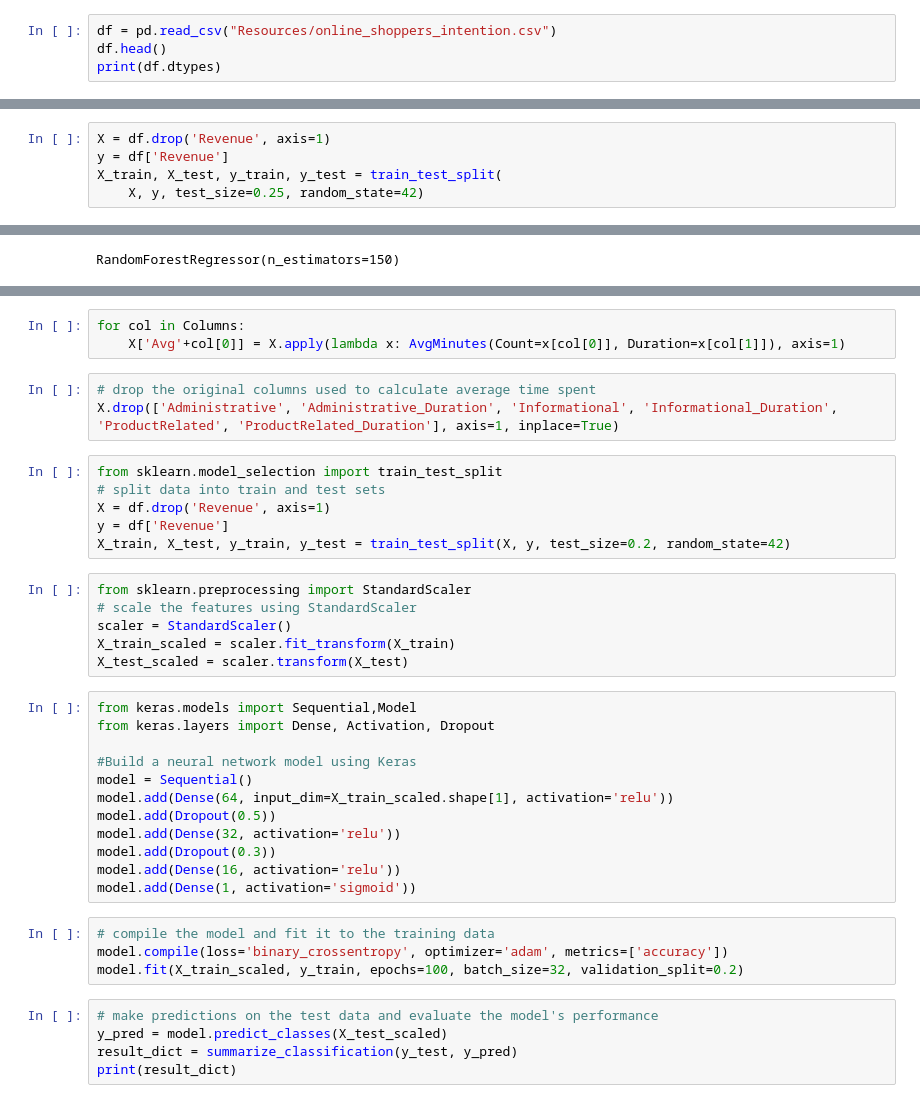
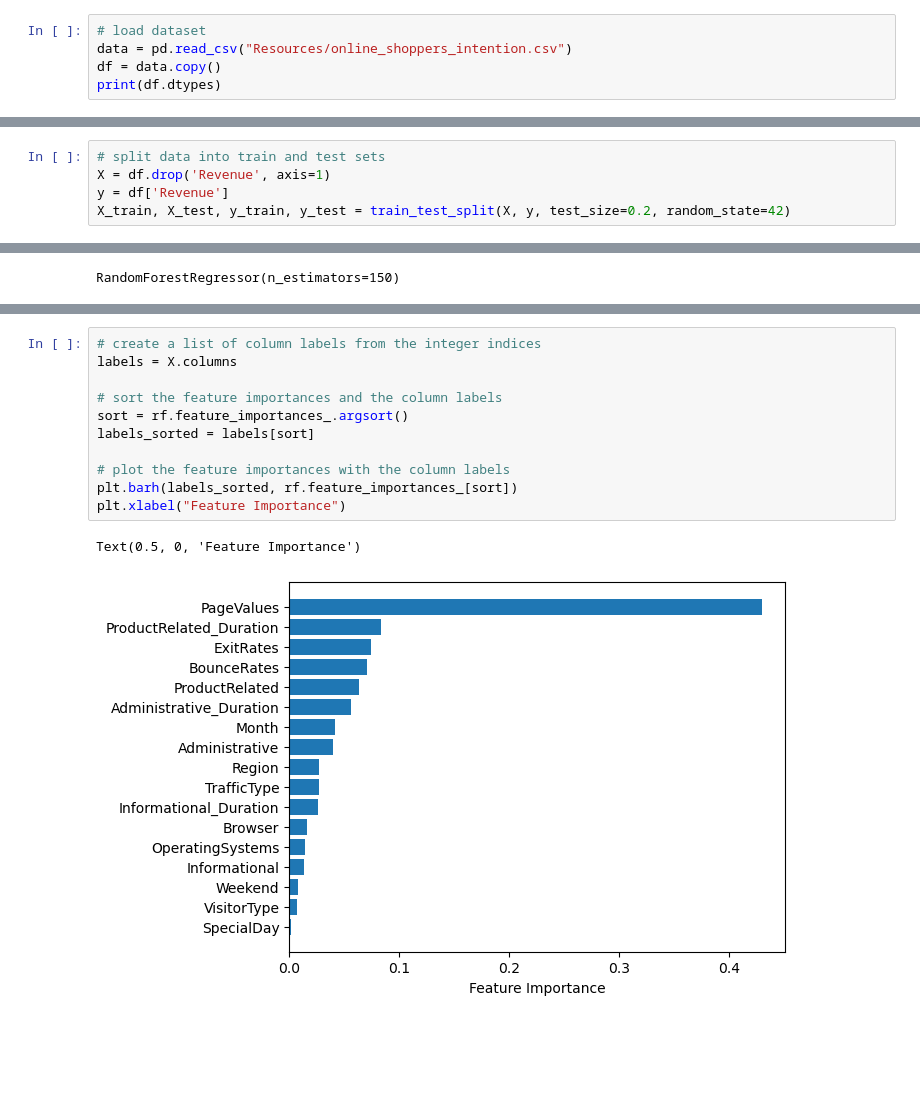
Before and after one commit to RoshanPaudyal/Project-3, a Jupyter notebook: Customer_Intention.ipynb, the cells around one changed output, grey strips where cells are left out. Drawn from its saved outputs; the diff is of its cells as text; blank space fills up the shorter version.

```diff
--- a/Customer_Intention.ipynb
+++ b/Customer_Intention.ipynb
@@ -10,6 +21,7 @@ from matplotlib import pyplot as plt
 # %%
-df = pd.read_csv("Resources/online_shoppers_intention.csv")
-df.head()
+# load dataset
+data = pd.read_csv("Resources/online_shoppers_intention.csv")
+df = data.copy()
 print(df.dtypes)
 # %% [output]
 Administrative               int64
@@ -41,10 +63,10 @@ for col in non_numeric_columns:
     encoder.fit(df[[col]])
     df[col] = encoder.transform(df[[col]])
 # %%
+# split data into train and test sets
 X = df.drop('Revenue', axis=1)
 y = df['Revenue']
-X_train, X_test, y_train, y_test = train_test_split(
-    X, y, test_size=0.25, random_state=42)
+X_train, X_test, y_train, y_test = train_test_split(X, y, test_size=0.2, random_state=42)
 # %%
 rf = RandomForestRegressor(n_estimators=150)
 rf.fit(X_train, y_train)
@@ -151,39 +75,14 @@ Columns = [['Administrative', 'Administrative_Duration'],
-# %%
-for col in Columns:
-    X['Avg'+col[0]] = X.apply(lambda x: AvgMinutes(Count=x[col[0]], Duration=x[col[1]]), axis=1)
-# %%
-# drop the original columns used to calculate average time spent
-X.drop(['Administrative', 'Administrative_Duration', 'Informational', 'Informational_Duration', 'ProductRelated', 'ProductRelated_Duration'], axis=1, inplace=True)
-# %%
-from sklearn.model_selection import train_test_split
-# split data into train and test sets
-X = df.drop('Revenue', axis=1)
-y = df['Revenue']
-X_train, X_test, y_train, y_test = train_test_split(X, y, test_size=0.2, random_state=42)
-# %%
-from sklearn.preprocessing import StandardScaler
-# scale the features using StandardScaler
-scaler = StandardScaler()
-X_train_scaled = scaler.fit_transform(X_train)
-X_test_scaled = scaler.transform(X_test)
-# %%
-from keras.models import Sequential,Model
-from keras.layers import Dense, Activation, Dropout
-
-#Build a neural network model using Keras
-model = Sequential()
-model.add(Dense(64, input_dim=X_train_scaled.shape[1], activation='relu'))
-model.add(Dropout(0.5))
-model.add(Dense(32, activation='relu'))
-model.add(Dropout(0.3))
-model.add(Dense(16, activation='relu'))
-model.add(Dense(1, activation='sigmoid'))
-# %%
-# compile the model and fit it to the training data
-model.compile(loss='binary_crossentropy', optimizer='adam', metrics=['accuracy'])
-model.fit(X_train_scaled, y_train, epochs=100, batch_size=32, validation_split=0.2)
-# %%
-# make predictions on the test data and evaluate the model's performance
-y_pred = model.predict_classes(X_test_scaled)
-result_dict = summarize_classification(y_test, y_pred)
-print(result_dict)
+# %%
+# create a list of column labels from the integer indices
+labels = X.columns
+
+# sort the feature importances and the column labels
+sort = rf.feature_importances_.argsort()
+labels_sorted = labels[sort]
+
+# plot the feature importances with the column labels
+plt.barh(labels_sorted, rf.feature_importances_[sort])
+plt.xlabel("Feature Importance")
+# %% [output]
+Text(0.5, 0, 'Feature Importance')
+[figure, added]
```
Also changed, not shown: parts of 37 cells of this notebook, 1 other file.
